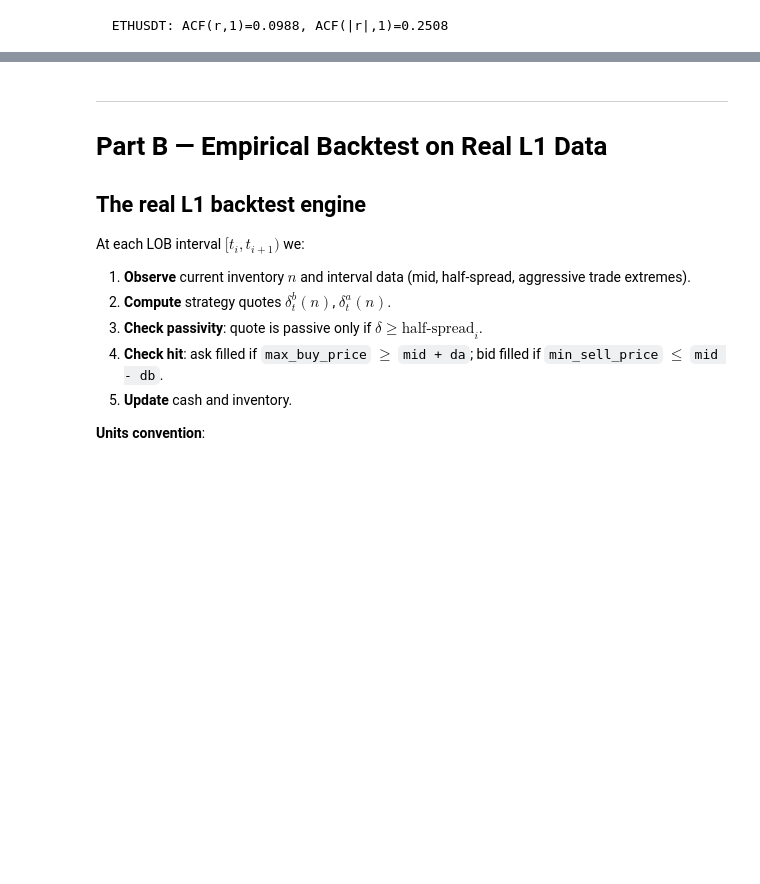
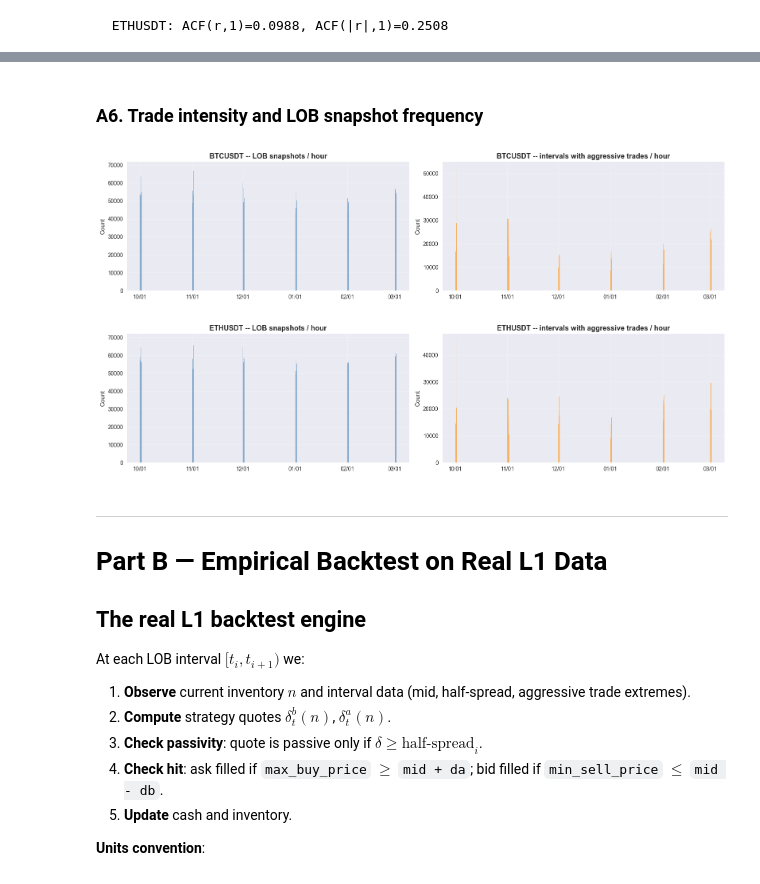
Before and after one commit to hamzaelarji/Market-Microstructure-, a Jupyter notebook: project/notebooks/08_real_data_backtest.ipynb, the cells around one changed output, grey strips where cells are left out. Saved outputs shown, nothing was run; the diff lists cells and outputs as text; code cells hidden in the pictures; blank space fills up the shorter version.

```diff
--- a/project/notebooks/08_real_data_backtest.ipynb
+++ b/project/notebooks/08_real_data_backtest.ipynb
@@ -373,3 +399,34 @@ for symbol in SYMBOLS:
+# %% [markdown]
+### A6. Trade intensity and LOB snapshot frequency
+# %%
+for symbol in SYMBOLS:
+    if symbol not in all_intervals:
+        continue
+    iv = all_intervals[symbol]
+
+    fig, (ax1, ax2) = plt.subplots(1, 2, figsize=(16, 4))
+
+    snaps_h = iv.set_index("timestamp").resample("1h").size()
+    ax1.bar(snaps_h.index, snaps_h.values, width=1/24, alpha=0.6, color="steelblue")
+    ax1.set_title(f"{symbol} -- LOB snapshots / hour", fontsize=13, fontweight="bold")
+    ax1.set_ylabel("Count")
+    ax1.xaxis.set_major_formatter(mdates.DateFormatter("%m/%d"))
+    ax1.grid(True, alpha=0.3)
+
+    has_trade = iv["max_buy_price"].notna() | iv["min_sell_price"].notna()
+    trades_h = has_trade.groupby(iv["timestamp"].dt.floor("1h")).sum()
+    ax2.bar(trades_h.index, trades_h.values, width=1/24, alpha=0.6, color="darkorange")
+    ax2.set_title(f"{symbol} -- intervals with aggressive trades / hour",
+                  fontsize=13, fontweight="bold")
+    ax2.set_ylabel("Count")
+    ax2.xaxis.set_major_formatter(mdates.DateFormatter("%m/%d"))
+    ax2.grid(True, alpha=0.3)
+
+    plt.tight_layout()
+    plt.show()
+# %% [output]
+[figure, added]
+[figure, added]
 # %% [markdown]
 ---
 # Part B — Empirical Backtest on Real L1 Data
```
Also changed, not shown: parts of 15 cells of this notebook, 3 other files.
